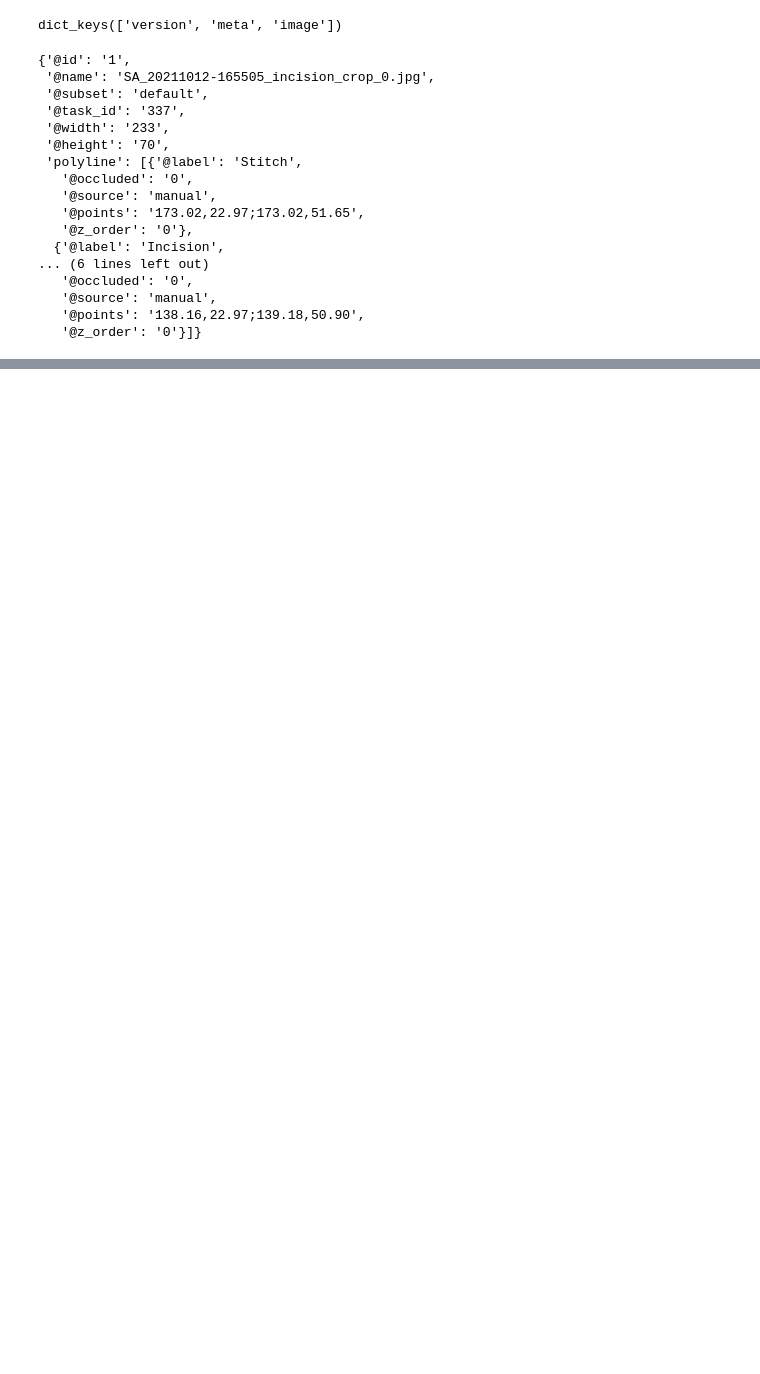
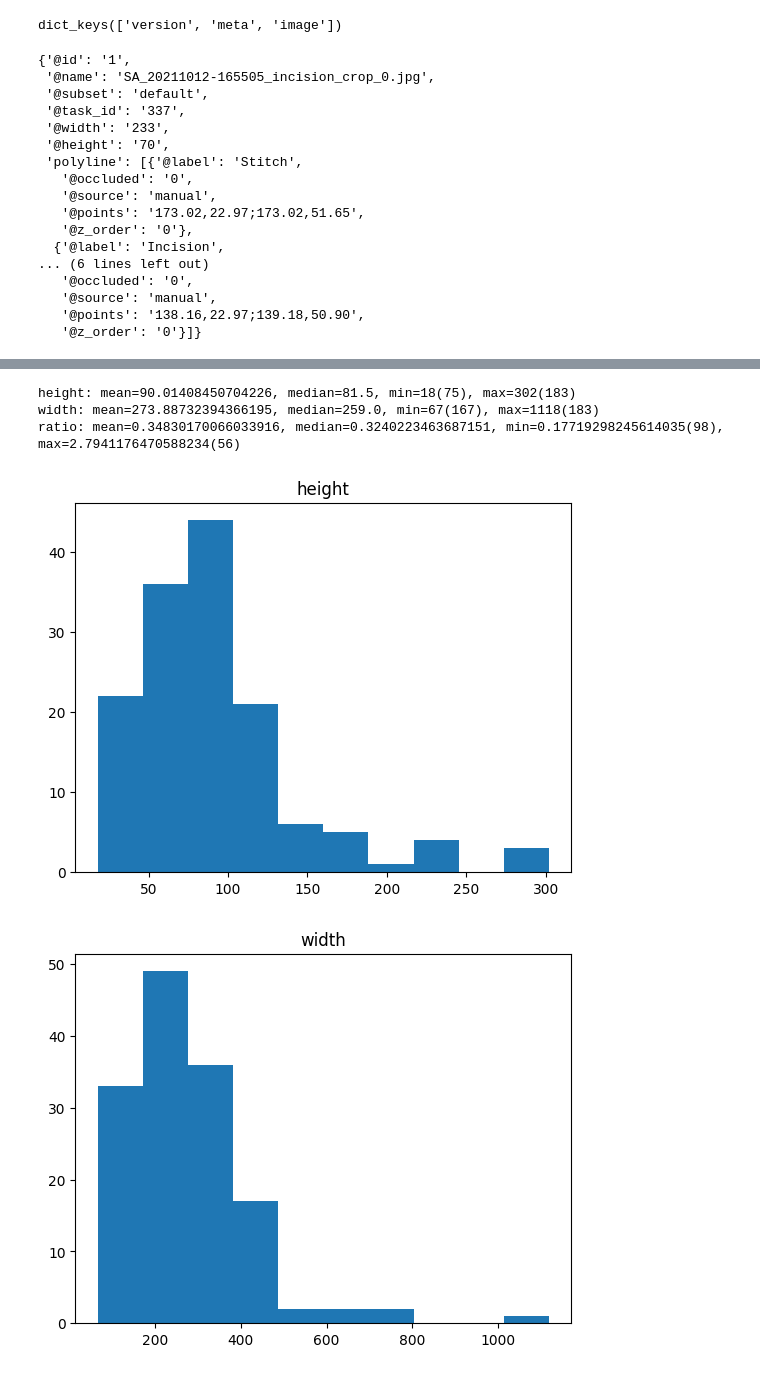
Before and after one commit to tomhruby1/zdo, a Jupyter notebook: data.ipynb, the cells around one changed output, grey strips where cells are left out. Cells and saved outputs as stored; diff of their text form; code cells hidden in the pictures; blank space fills up the shorter version.

```diff
--- a/data.ipynb
+++ b/data.ipynb
@@ -117,0 +118,25 @@ visualize(data, 123)
+# %%
+# IMAGE SIZES AND BASIC STATS
+hs = {}
+ws = {}
+ratio = {}
+for image_id in data:
+    image_path = Path('data/images/default')/data[image_id]['file']
+    image = mpimg.imread(image_path)
+    hs[image_id] = image.shape[0]
+    ws[image_id] = image.shape[1]
+    ratio[image_id] = image.shape[0]/image.shape[1]
+
+for x in [('height', hs),('width', ws),('ratio', ratio)]:
+    y = list(x[1].values())
+    ids = list(x[1].keys())
+    print(f"{x[0]}: mean={np.mean(y)}, median={np.median(y)}, min={np.min(y)}({ids[np.argmin(y)]}), max={np.max(y)}({ids[np.argmax(y)]})")
+    plt.figure()
+    plt.hist(y)
+    plt.title(x[0])
+# %% [output]
+height: mean=90.01408450704226, median=81.5, min=18(75), max=302(183)
+width: mean=273.88732394366195, median=259.0, min=67(167), max=1118(183)
+ratio: mean=0.34830170066033916, median=0.3240223463687151, min=0.17719298245614035(98), max=2.7941176470588234(56)
+[figure, added]
+[figure, added]
```
Also changed, not shown: parts of 3 cells of this notebook.
